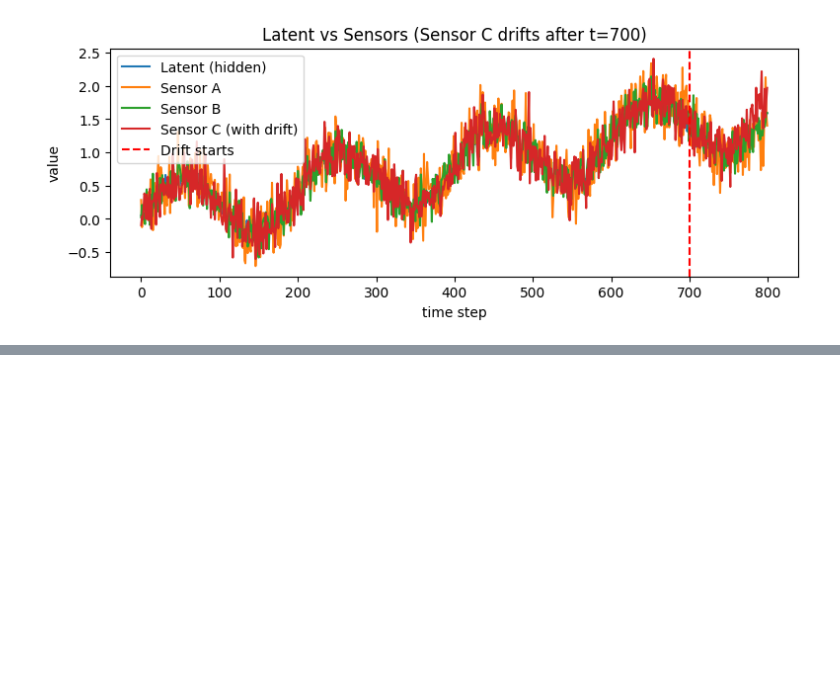
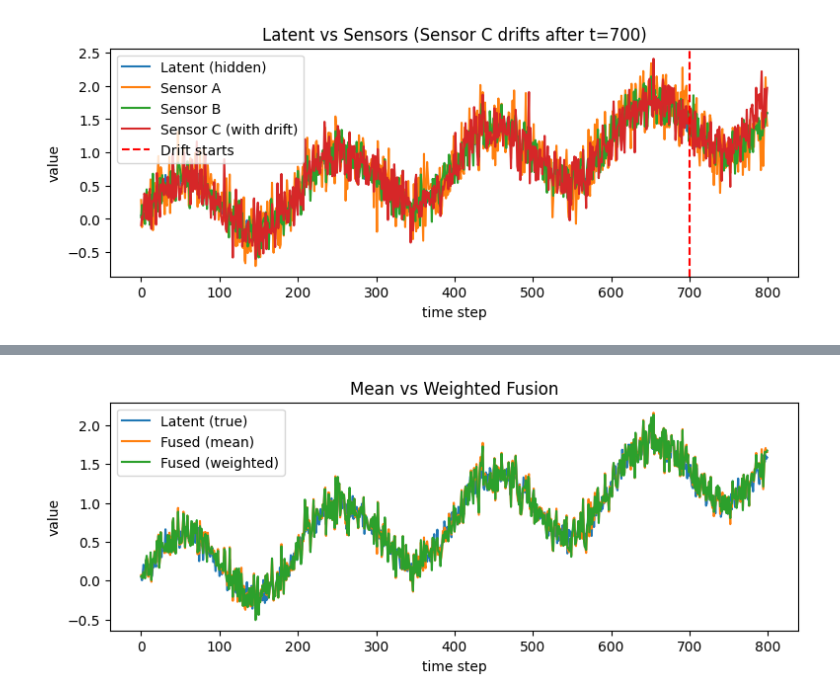
Before and after one commit to kalidasan-2001/redundancy-aware-sensor-fusion, a Jupyter notebook: redundancy_sensor_fusion.ipynb, the cells around one changed output, grey strips where cells are left out. Drawn from its saved outputs; the diff is of its cells as text; code cells hidden in the pictures; blank space fills up the shorter version.

```diff
--- a/redundancy_sensor_fusion.ipynb
+++ b/redundancy_sensor_fusion.ipynb
@@ -97,0 +158,29 @@ plt.show()
+# %%
+# --- 2) Weighted fusion (inverse variance weighting) ---
+
+w = 25   # rolling window size for variance estimation
+eps = 1e-6
+
+# temporary rolling variance estimate of each sensor
+boot = data[["A", "B", "C"]].mean(axis=1)
+varA = (data["A"] - boot).rolling(w, min_periods=5).var().fillna((data["A"] - boot).var())
+varB = (data["B"] - boot).rolling(w, min_periods=5).var().fillna((data["B"] - boot).var())
+varC = (data["C"] - boot).rolling(w, min_periods=5).var().fillna((data["C"] - boot).var())
+
+# weights are inverse of variance (more stable → higher weight)
+wA, wB, wC = 1/(varA + eps), 1/(varB + eps), 1/(varC + eps)
+
+# compute weighted average
+data["fuse_weighted"] = (wA*data["A"] + wB*data["B"] + wC*data["C"]) / (wA + wB + wC)
+
+plt.figure()
+plt.plot(data.t, data.latent, label="Latent (true)")
+plt.plot(data.t, data.fuse_mean, label="Fused (mean)")
+plt.plot(data.t, data.fuse_weighted, label="Fused (weighted)")
+plt.legend()
+plt.title("Mean vs Weighted Fusion")
+plt.xlabel("time step")
+plt.ylabel("value")
+plt.show()
+# %% [output]
+[figure, added]
```
Also changed, not shown: parts of 5 cells of this notebook.
